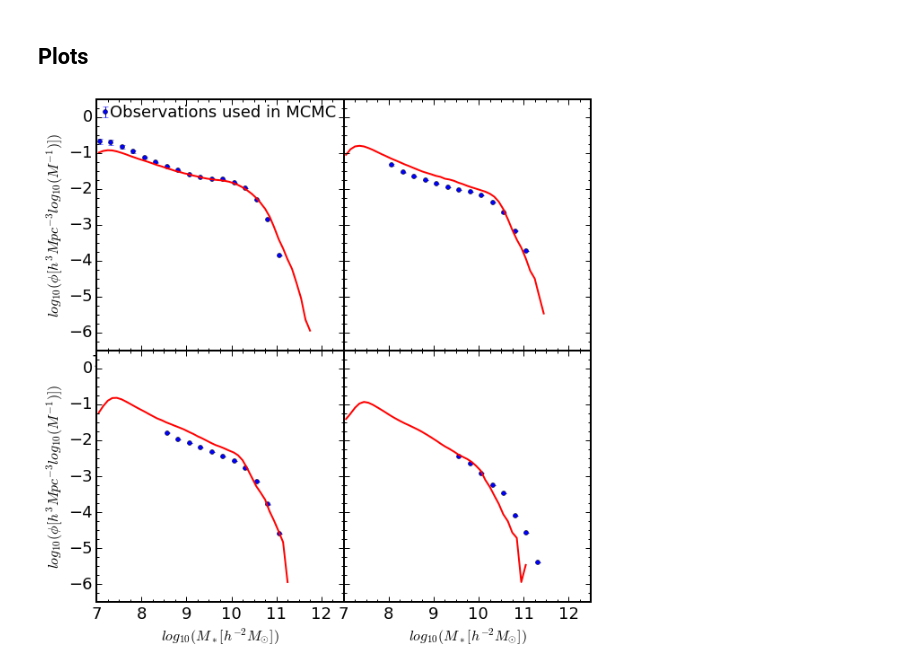
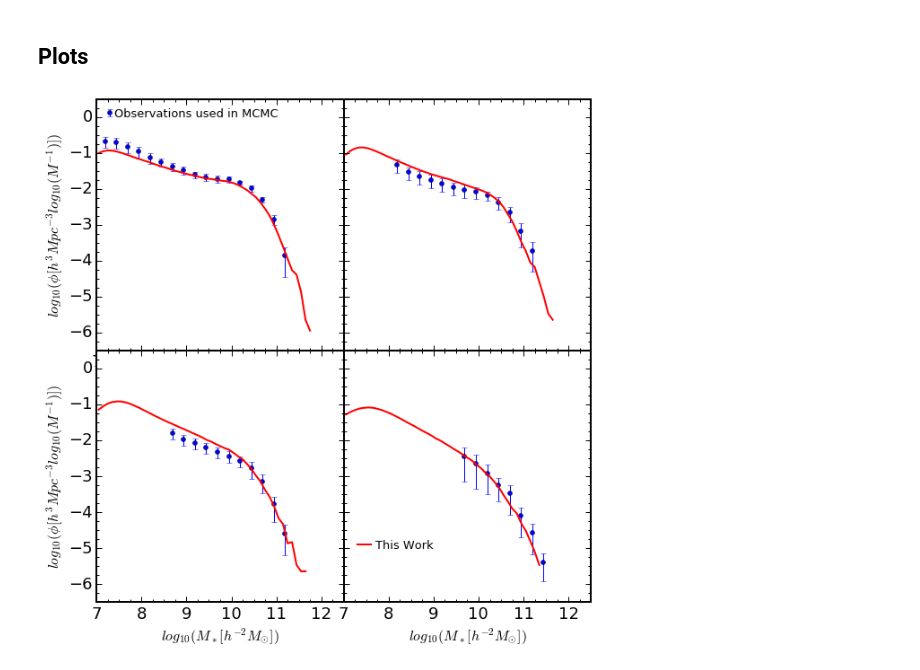
Before and after one commit to LGalaxiesPublicRelease/LGalaxies_PublicRepository, a Jupyter notebook: AuxCode/Python/plots.ipynb, the cells around one changed output. Saved outputs shown, nothing was run; the diff lists cells and outputs as text; code cells hidden in the pictures.

Commit message:
included errors on model masses, obs_xbin and yerror corrected for plots

```diff
--- a/AuxCode/Python/plots.ipynb
+++ b/AuxCode/Python/plots.ipynb
@@ -78,6 +78,11 @@ grid = gridspec.GridSpec(2, 2)
 grid.update(wspace=0.0, hspace=0.0)
 
 for ii in range(0,4):
+
+    if ii == 0 :
+        redshift=RedshiftList[ii]
+    else :  #avoid using z=0.4
+        redshift=RedshiftList[ii+1]
 
     subplot=plt.subplot(grid[ii])
 
@@ -100,42 +105,50 @@ for ii in range(0,4):
     subplot.yaxis.set_minor_locator(MultipleLocator(0.25))
 
     if ii==1 or ii == 3:
         plt.tick_params(axis='y', which='both', left='on', labelleft='off')
 
+
     #OBSERVATIONS
-    if ii == 0 :
-        char_redshift="%0.0f" % RedshiftList[ii]
-    else :  #avoid using z=0.4
-        char_redshift="%0.0f" % RedshiftList[ii+1]
-
+    char_redshift="%0.0f" % redshift
     file = Datadir + '/ObsConstraints/StellarMassFunction_z'+char_redshift+'.00.txt'
     obs = Table.read(file, format='ascii')
-    subplot.errorbar(obs['col1'], np.log10(obs['col3']),yerr=obs['col4'],
+
+    obs_xbin=obs['col1']+(obs['col2']-obs['col1'])/2.
+    asy_yerror = [np.log10(obs['col3']/(obs['col3']-obs['col4'])),
+                  np.log10((obs['col3']+obs['col4'])/obs['col3'])]
+    subplot.errorbar(obs_xbin, np.log10(obs['col3']),yerr=asy_yerror,
              fmt='o', markersize=5, ecolor='blue', color='blue')
     #sub = plt.subplot(111)
 
+
     #MODEL
     if ii == 0 :
-        sel=G_MR['SnapNum']==SnapshotList[ii]
+        sel= (G_MR['SnapNum']==SnapshotList[ii])
     else :  #avoid using z=0.4
-        sel=G_MR['SnapNum']==SnapshotList[ii+1]
+        sel=(G_MR['SnapNum']==SnapshotList[ii+1])
     G0_MR=G_MR[sel]
-    StellarMass=np.log10(G0_MR['StellarMass']*1.e10*Hubble_h)
+    G0_MR=G0_MR[G0_MR['StellarMass']>0.]
+    StellarMass=(np.log10(G0_MR['StellarMass']*1.e10*Hubble_h) +
+                 np.random.randn(len(G0_MR['StellarMass']))*0.08*(1+redshift))
 
     bin_arr=np.arange(7.0,12.0+bin,bin)
     hist=np.histogram(StellarMass, bins=bin_arr, range=(7.0,12.0))
     subplot.plot(hist[1][0:len(hist[1][:])-1]+bin/2.,np.log10(hist[0][:]/(Volume_MR*bin)),
              color='red', linewidth=2)
 
 
     #LABELS
     if ii==0:
-        subplot.text(7.3, 0.0, 'Observations used in MCMC')
-        subplot.errorbar(7.2, 0.16, yerr=0.15, fmt='o', markersize=5, color='blue')
+        subplot.text(7.4, 0.0, 'Observations used in MCMC', fontsize= 13)
+        subplot.errorbar(7.3, 0.12, yerr=0.1, fmt='o', markersize=5, color='blue')
+
+    if ii==3:
+        subplot.text(7.7, -5.0, 'This Work', fontsize= 13)
+        subplot.plot([7.3,7.6], [-4.9,-4.9], linestyle='-', linewidth=2, color='red')
 #endfor
 
 
 plt.tight_layout()
 plt.savefig('./fig/plots.pdf')
 # %% [output]
-[figure, old version]
+[figure, new version]
```
Also changed, not shown: 1 other file.
